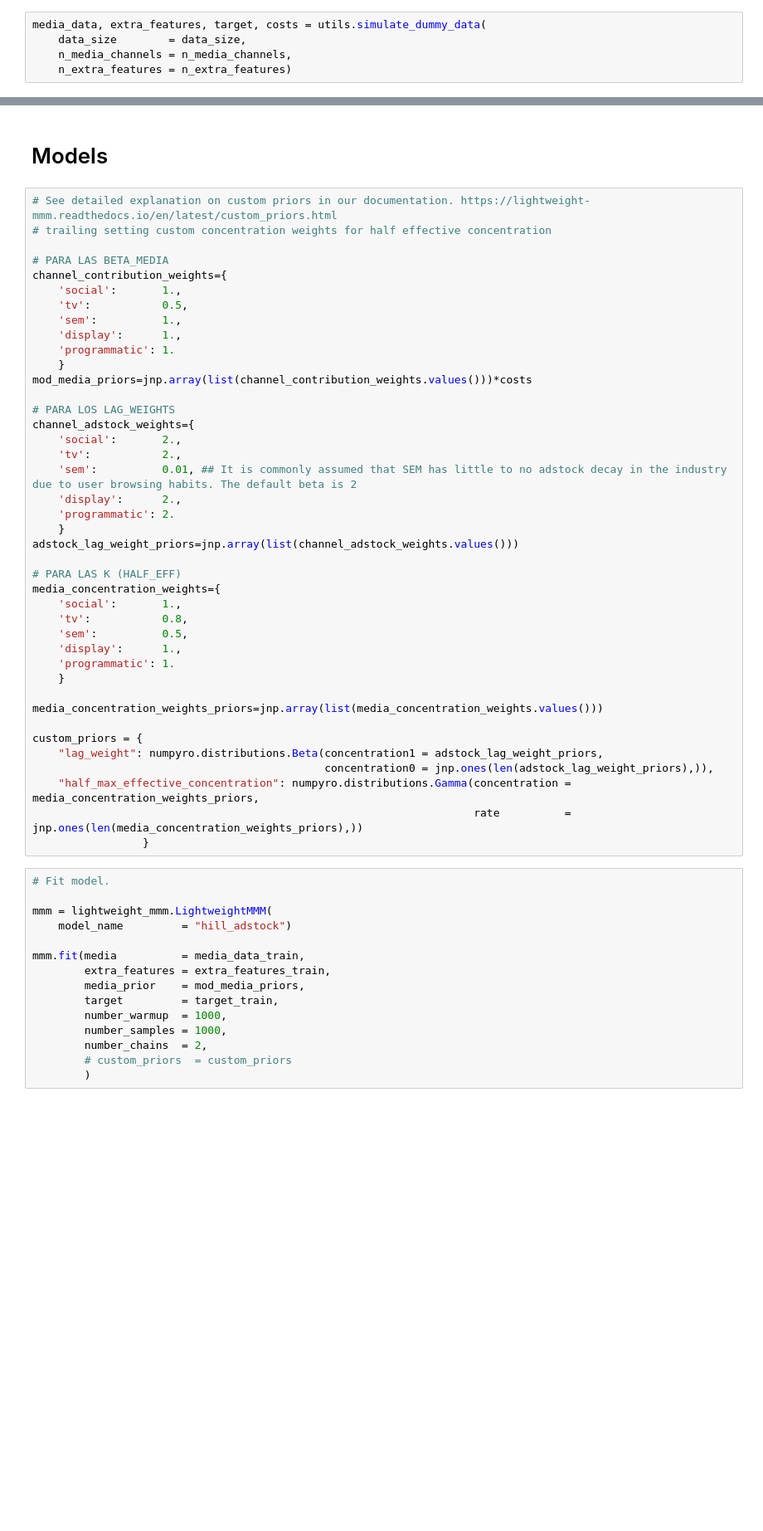
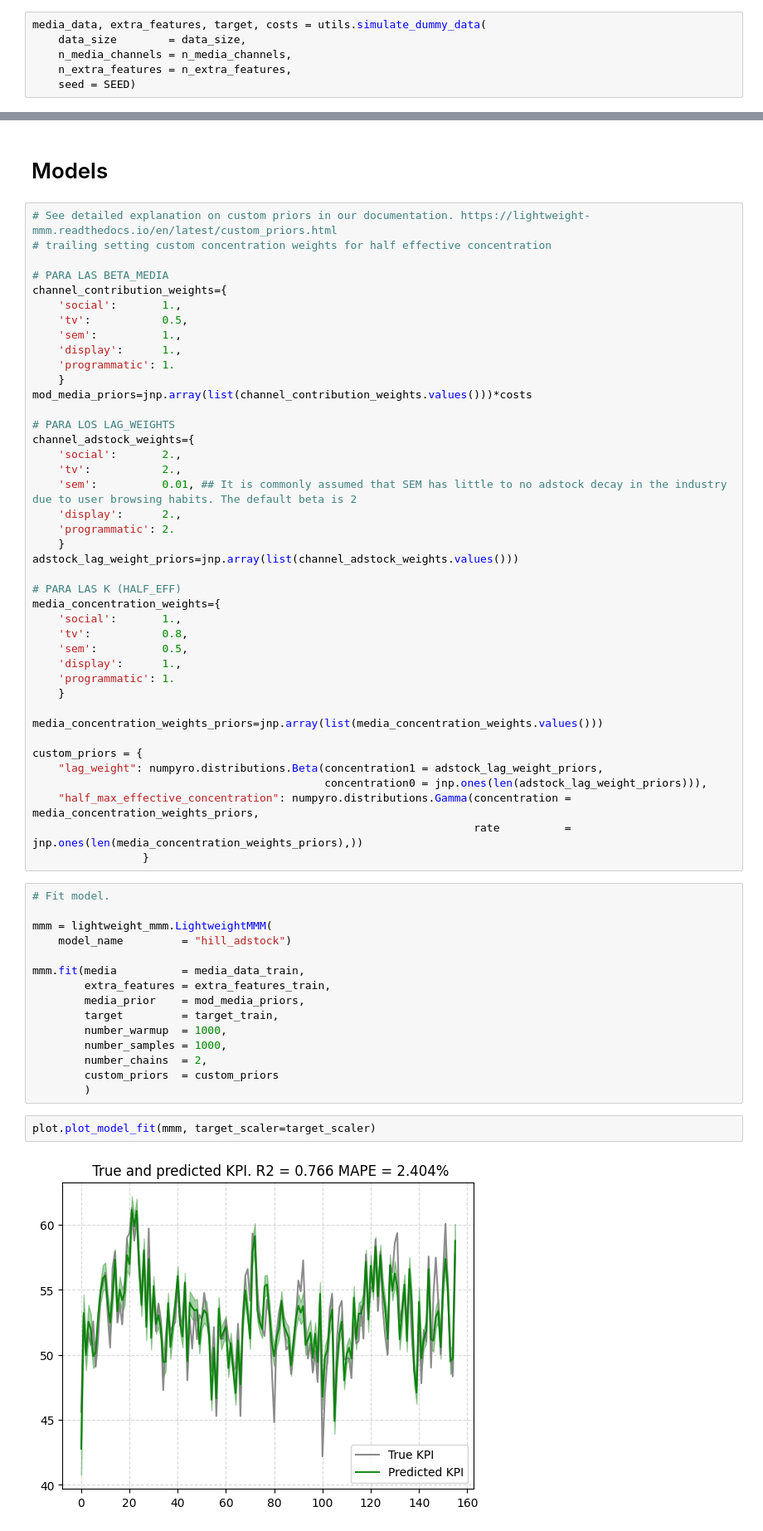
Before and after one commit to miguel-conde/tst_lightweight, a Jupyter notebook: PYTHON/notebooks/tune_priors.ipynb, the cells around one changed output, grey strips where cells are left out. Shown at 83% size. Drawn from its saved outputs; the diff is of its cells as text; blank space fills up the shorter version.

Commit message:
Succes with custom priors

```diff
--- a/PYTHON/notebooks/tune_priors.ipynb
+++ b/PYTHON/notebooks/tune_priors.ipynb
@@ -42,7 +48,8 @@ n_extra_features = 5
 media_data, extra_features, target, costs = utils.simulate_dummy_data(
     data_size        = data_size,
     n_media_channels = n_media_channels,
-    n_extra_features = n_extra_features)
+    n_extra_features = n_extra_features,
+    seed = SEED)
 # %% [output]
 No GPU/TPU found, falling back to CPU. (Set TF_CPP_MIN_LOG_LEVEL=0 and rerun for more info.)
 # %%
@@ -322,7 +328,7 @@ media_concentration_weights_priors=jnp.array(list(media_concentration_weights.va
 
 custom_priors = {
     "lag_weight": numpyro.distributions.Beta(concentration1 = adstock_lag_weight_priors,
-                                             concentration0 = jnp.ones(len(adstock_lag_weight_priors),)),
+                                             concentration0 = jnp.ones(len(adstock_lag_weight_priors))),
     "half_max_effective_concentration": numpyro.distributions.Gamma(concentration = media_concentration_weights_priors,
                                                                     rate          = jnp.ones(len(media_concentration_weights_priors),))
                  }
@@ -339,5 +345,9 @@ mmm.fit(media          = media_data_train,
         number_warmup  = 1000,
         number_samples = 1000,
         number_chains  = 2,
-        # custom_priors  = custom_priors
+        custom_priors  = custom_priors
         )
+# %%
+plot.plot_model_fit(mmm, target_scaler=target_scaler)
+# %% [output]
+[figure, added]
```
Also changed, not shown: parts of 15 cells of this notebook, 1 other file.
